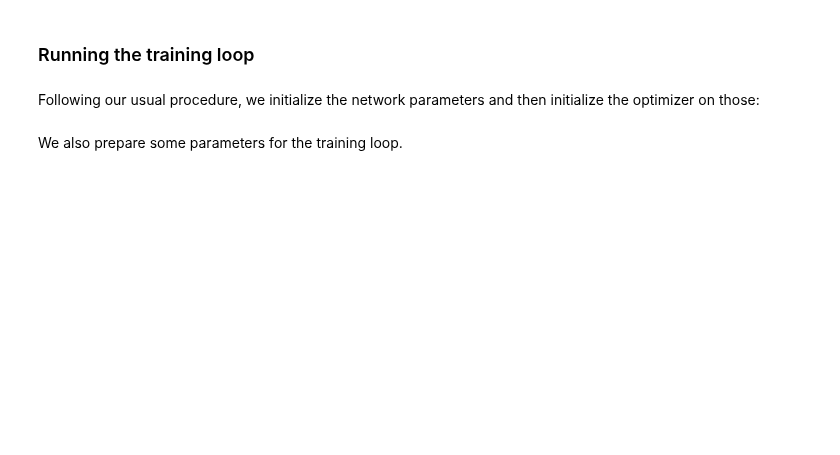
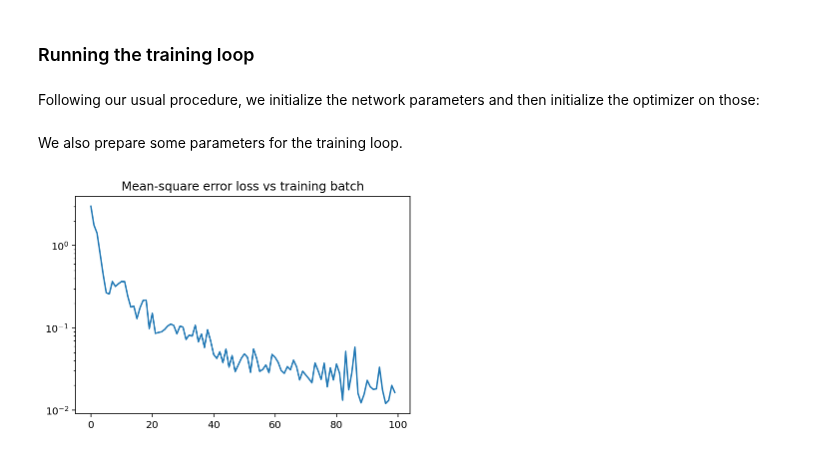
Before and after one commit to FlorianMarquardt/MachineLearningThreeEasyLessons, a Jupyter notebook: 2024_09_Trieste_Duffing_Example.ipynb, the cells around one changed output. Drawn from its saved outputs; the diff is of its cells as text; code cells hidden in the pictures; blank space fills up the shorter version.

```diff
--- a/2024_09_Trieste_Duffing_Example.ipynb
+++ b/2024_09_Trieste_Duffing_Example.ipynb
@@ -730,29 +732,31 @@ losses=[]
 # %%
 # run this cell multiple times to continue training!
 
-for idx_batch in range(num_training_batches):
+for idx_batch in tqdm.tqdm(range(num_training_batches)):
     # get training batch:
     subkey,key = jax.random.split( key )
     x, y_target = get_duffing_image_batch( subkey,
                                 batchsize, value_ranges, npixels,
                                 omega_range, low_force, high_force,
                                 t_end, nsteps,
                                 noise_strength)
 
     # get loss and its gradient with respect to network parameters:
     loss, grads = mse_loss_conv_batch_val_grad( x, y_target, params )
 
     # update the network parameters:
     updates, opt_state = optimizer.update( grads, opt_state)
     params = optax.apply_updates( params, updates )
 
     # add the loss to the list:
     losses.append(loss)
 
 plt.plot( losses )
 plt.yscale( "log" )
 plt.title("Mean-square error loss vs training batch")
 plt.show()
+# %% [output]
+[figure, added]
 # %%
 validation_batchsize = 100
 
```
Also changed, not shown: parts of 3 cells of this notebook.
